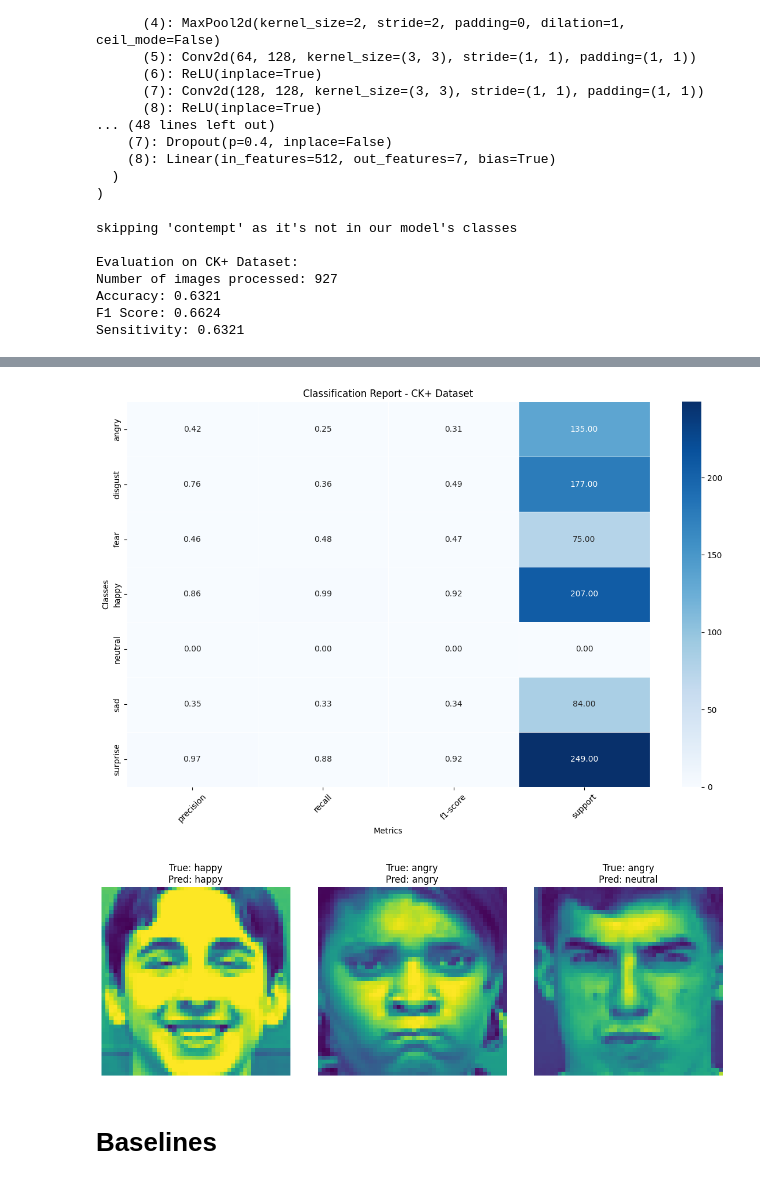
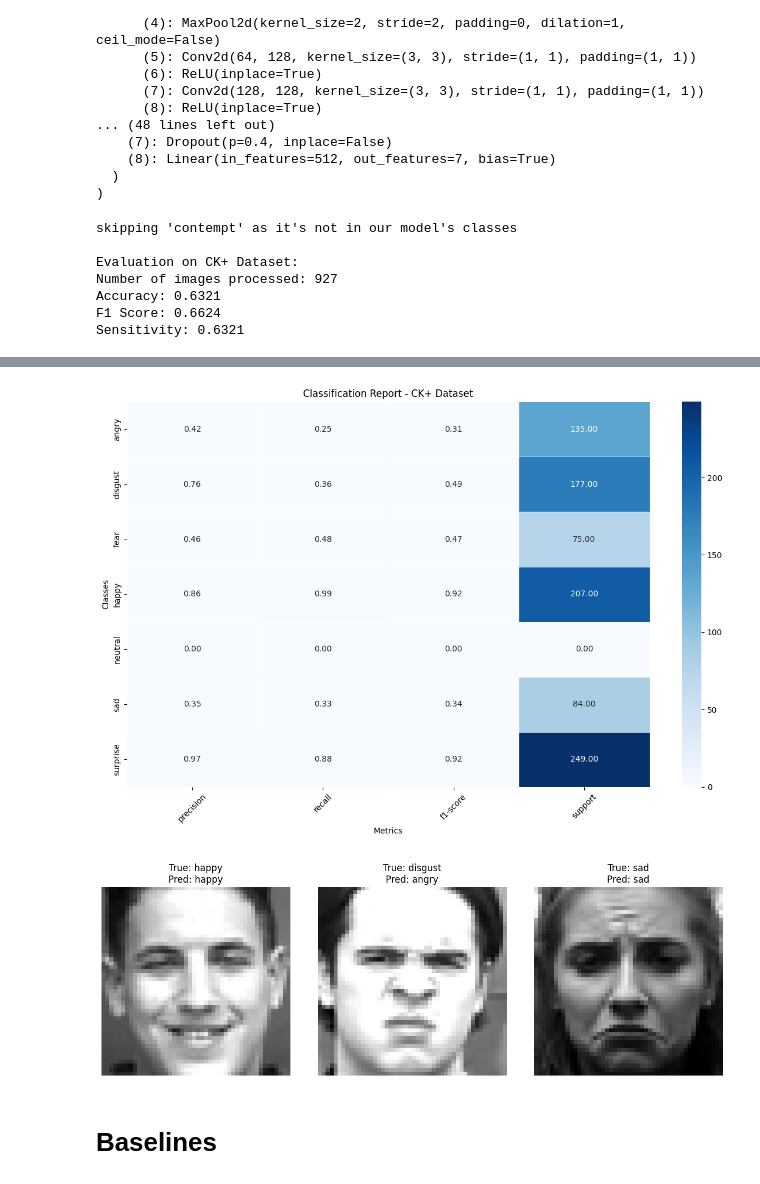
Before and after one commit to errban/APS360-Project, a Jupyter notebook: Final_Report.ipynb, the cells around one changed output, grey strips where cells are left out. Cells and saved outputs as stored; diff of their text form; code cells hidden in the pictures.

```diff
--- a/Final_Report.ipynb
+++ b/Final_Report.ipynb
@@ -828,36 +828,40 @@ def evaluate_on_ck_dataset(model, ck_path, transform):
 
     return y_true_names, y_pred_names, img_paths
 
 true_labels, pred_labels, image_paths = evaluate_on_ck_dataset(model, ck_path, ck_transform)
 
-# display sample example predictions
 def show_example_predictions(true_labels, pred_labels, img_paths, n=3):
     indices = np.random.choice(len(true_labels), min(n, len(true_labels)), replace=False)
 
     fig, axes = plt.subplots(1, len(indices), figsize=(4*len(indices), 4))
     if len(indices) == 1:
         axes = [axes]
 
     for i, idx in enumerate(indices):
-        img = Image.open(img_paths[idx])
+        img = Image.open(img_paths[idx]).convert('RGB')
+        img_tensor = ck_transform(img).permute(1, 2, 0)  # Convert to HWC format
+
+        # Denormalize the image
+        img_tensor = img_tensor * 0.5 + 0.5  # Reverse normalization (mean=[0.5], std=[0.5])
+        img_tensor = img_tensor.numpy()  # Convert to NumPy array
         axes[i].imshow(img)
         axes[i].set_title(f"True: {true_labels[idx]}\nPred: {pred_labels[idx]}")
         axes[i].axis('off')
 
     plt.tight_layout()
     plt.show()
 show_example_predictions(true_labels, pred_labels, image_paths)
 # %% [output]
 skipping 'contempt' as it's not in our model's classes
 
 Evaluation on CK+ Dataset:
 Number of images processed: 927
 Accuracy: 0.6321
 F1 Score: 0.6624
 Sensitivity: 0.6321
 [figure]
 [figure]
-[figure, old version]
+[figure, new version]
 # %% [markdown]
 # Baselines
 # %% [markdown]
```
